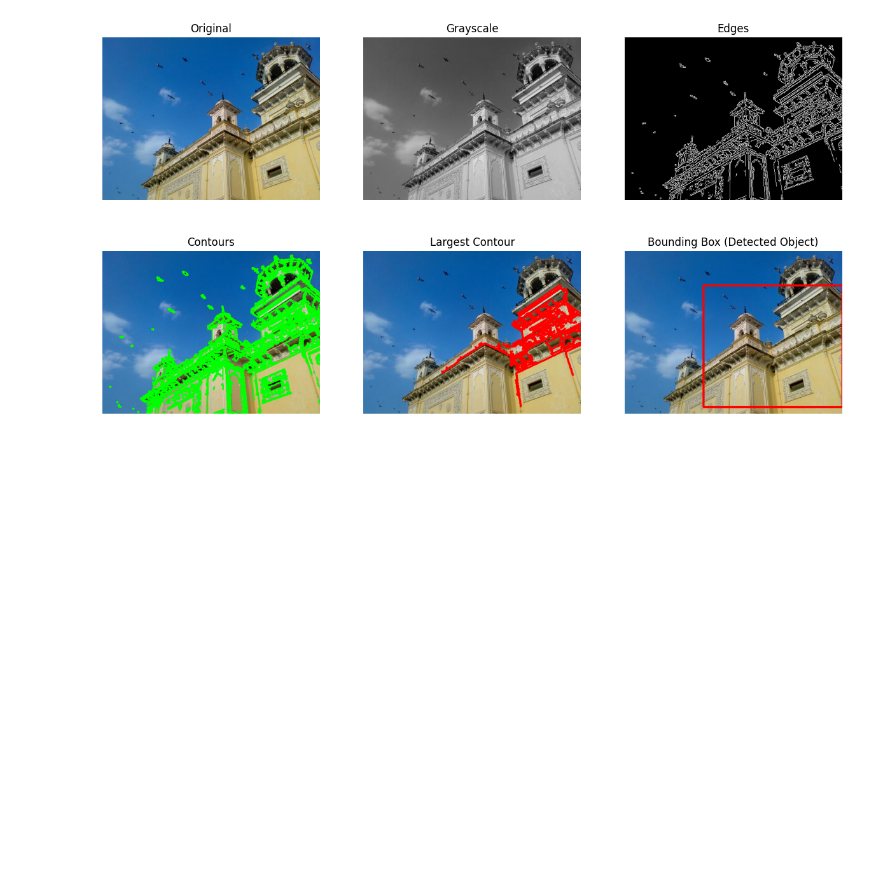
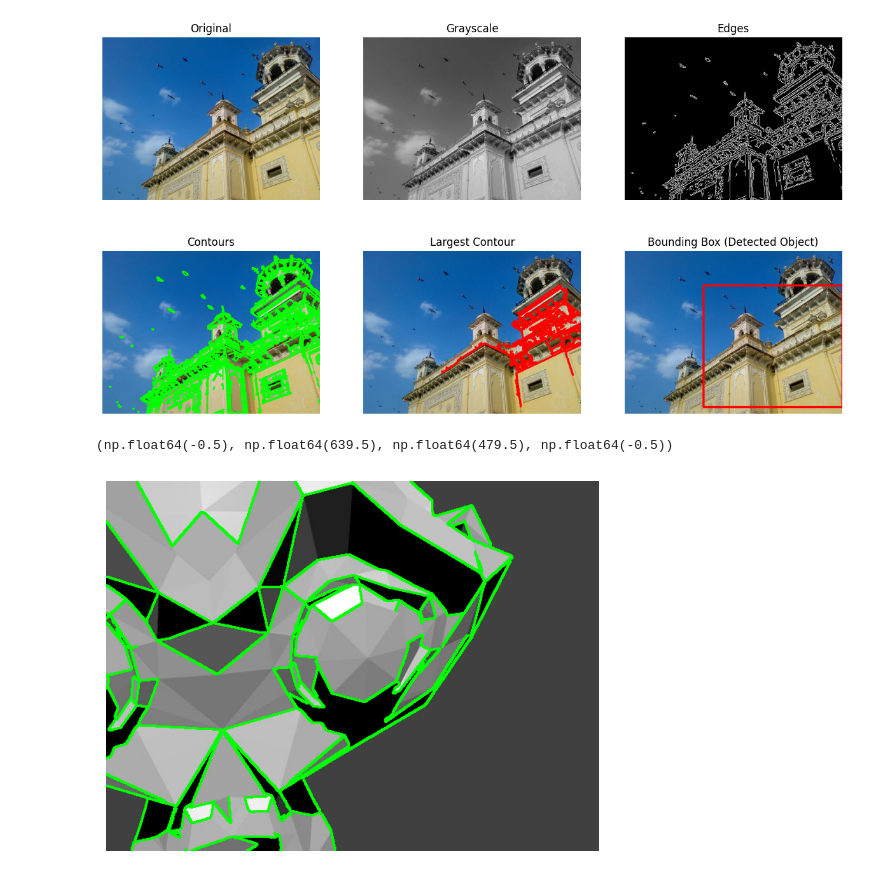
Before and after one commit to d1ya-m/ar_project, a Jupyter notebook: notebooks/ar_pipeline_demo.ipynb, the cells around one changed output. Saved outputs shown, nothing was run; the diff lists cells and outputs as text; code cells hidden in the pictures; blank space fills up the shorter version.

Commit message:
explored contour detection, edge & corner detection, feature matching

```diff
--- a/notebooks/ar_pipeline_demo.ipynb
+++ b/notebooks/ar_pipeline_demo.ipynb
@@ -161,3 +161,29 @@ plt.axis("off")
 # %% [output]
 (np.float64(-0.5), np.float64(511.5), np.float64(383.5), np.float64(-0.5))
 [figure]
+# %%
+import cv2
+import matplotlib.pyplot as plt
+
+#contouring
+
+img = cv2.imread("../datasets/Blender_Suzanne2.jpg")
+gray = cv2.cvtColor(img, cv2.COLOR_BGR2GRAY)
+
+edges = cv2.Canny(gray,100,200)
+
+contours,_ = cv2.findContours(
+    edges,
+    cv2.RETR_EXTERNAL,
+    cv2.CHAIN_APPROX_SIMPLE
+)
+
+contour_img = img.copy()
+
+cv2.drawContours(contour_img,contours,-1,(0,255,0),2)
+
+plt.imshow(cv2.cvtColor(contour_img,cv2.COLOR_BGR2RGB))
+plt.axis("off")
+# %% [output]
+(np.float64(-0.5), np.float64(639.5), np.float64(479.5), np.float64(-0.5))
+[figure, added]
```
Also changed, not shown: parts of 9 cells of this notebook, 3 other files.
